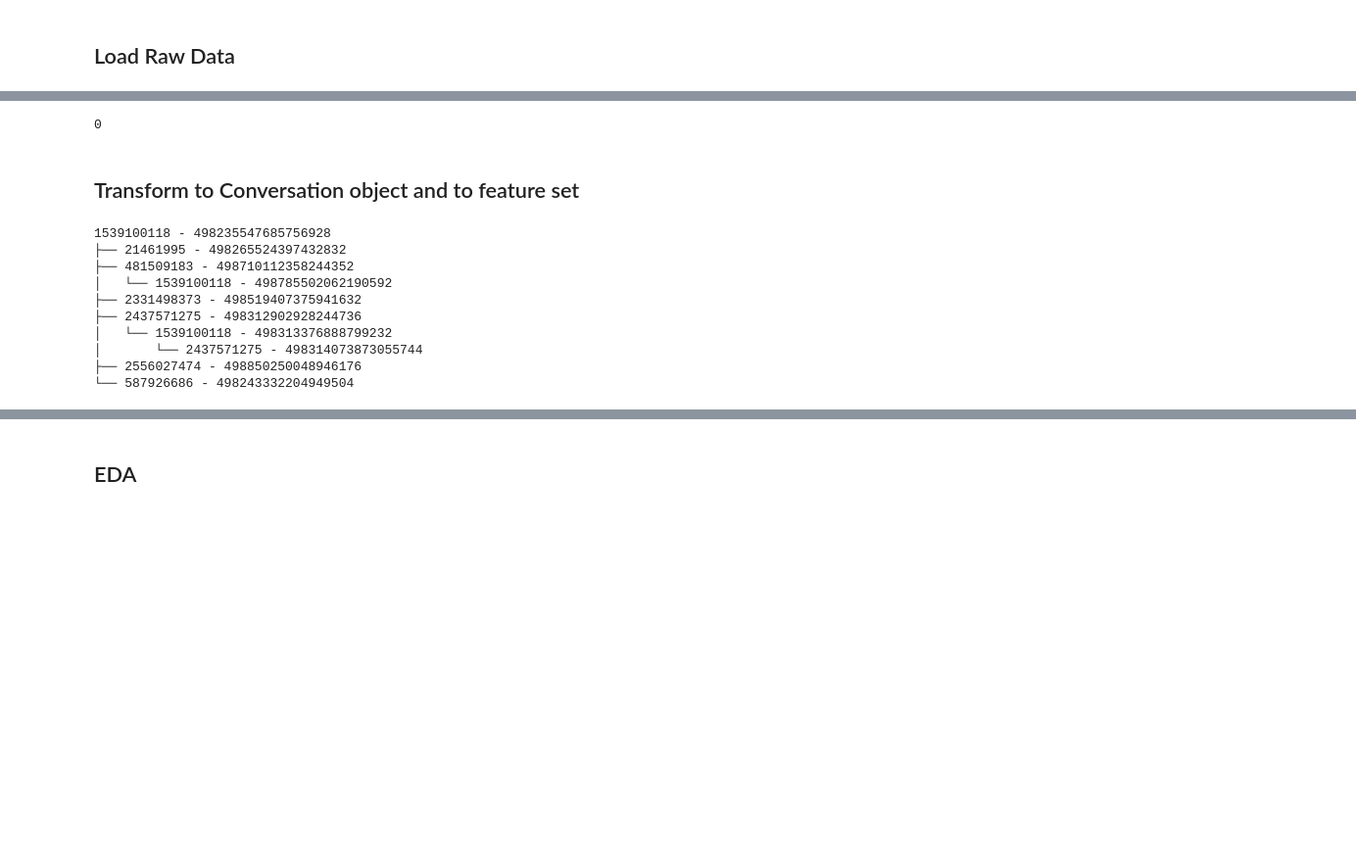
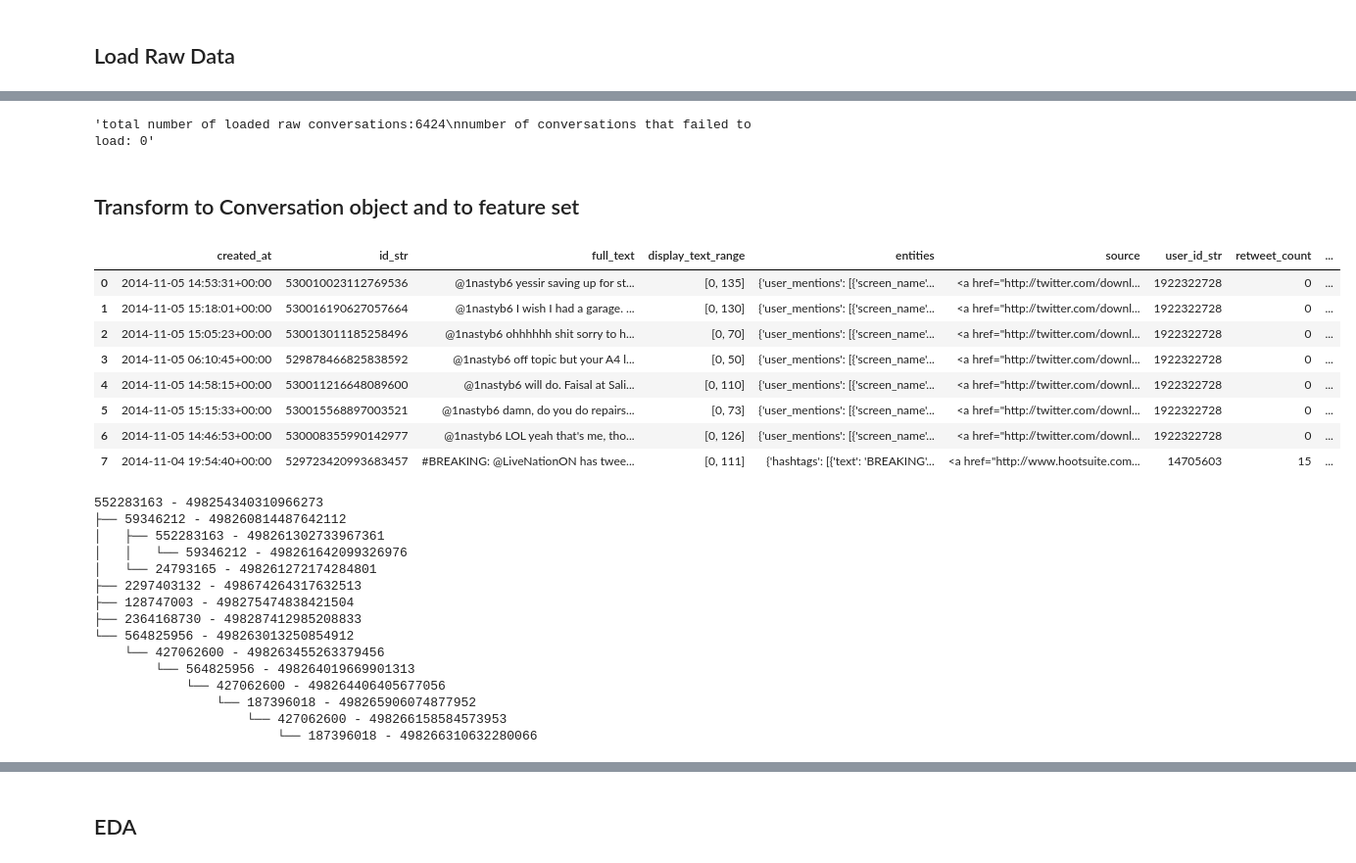
Before and after one commit to NasLabBgu/STEM, a Jupyter notebook: Examples/TwitterVCmv_analysis2.ipynb, the cells around one changed output, grey strips where cells are left out. Shown at 98% size. Cells and saved outputs as stored; diff of their text form; code cells hidden in the pictures; blank space fills up the shorter version.

Commit message:
fix broken conversation parsing

```diff
--- a/Examples/TwitterVCmv_analysis2.ipynb
+++ b/Examples/TwitterVCmv_analysis2.ipynb
@@ -79,25 +79,46 @@ for conv_id in tqdm(twitter_conversation_ids):
         errors+=1
         pass
 
-errors
+f"total number of loaded raw conversations:{len(twitter_conversations)}" \
+f"\nnumber of conversations that failed to load: {errors}"
 # %% [output]
-0
+'total number of loaded raw conversations:6424\nnumber of conversations that failed to load: 0'
 # %% [markdown]
 ## Transform to Conversation object and to feature set
 # %%
 twitter_reader = TwitterConversationReader(merge_sequential=True)
+# %%
+c = twitter_conversations[2187]
+# c["in_reply_to_status_id_str"].loc[c["in_reply_to_status_id_str"] == "nan"] = None
+c
+# %% [output]
+|  | created_at | id_str | full_text | display_text_range | entities | source | user_id_str | retweet_count | ... |
+| 0 | 2014-11-05 14:53:31+00:00 | 530010023112769536 | @1nastyb6 yessir saving up for st... | [0, 135] | {'user_mentions': [{'screen_name'... | <a href="http://twitter.com/downl... | 1922322728 | 0 | ... |
+| 1 | 2014-11-05 15:18:01+00:00 | 530016190627057664 | @1nastyb6 I wish I had a garage. ... | [0, 130] | {'user_mentions': [{'screen_name'... | <a href="http://twitter.com/downl... | 1922322728 | 0 | ... |
+| 2 | 2014-11-05 15:05:23+00:00 | 530013011185258496 | @1nastyb6 ohhhhhh shit sorry to h... | [0, 70] | {'user_mentions': [{'screen_name'... | <a href="http://twitter.com/downl... | 1922322728 | 0 | ... |
+| 3 | 2014-11-05 06:10:45+00:00 | 529878466825838592 | @1nastyb6 off topic but your A4 l... | [0, 50] | {'user_mentions': [{'screen_name'... | <a href="http://twitter.com/downl... | 1922322728 | 0 | ... |
+| 4 | 2014-11-05 14:58:15+00:00 | 530011216648089600 | @1nastyb6 will do. Faisal at Sali... | [0, 110] | {'user_mentions': [{'screen_name'... | <a href="http://twitter.com/downl... | 1922322728 | 0 | ... |
+| 5 | 2014-11-05 15:15:33+00:00 | 530015568897003521 | @1nastyb6 damn, do you do repairs... | [0, 73] | {'user_mentions': [{'screen_name'... | <a href="http://twitter.com/downl... | 1922322728 | 0 | ... |
+| 6 | 2014-11-05 14:46:53+00:00 | 530008355990142977 | @1nastyb6 LOL yeah that's me, tho... | [0, 126] | {'user_mentions': [{'screen_name'... | <a href="http://twitter.com/downl... | 1922322728 | 0 | ... |
+| 7 | 2014-11-04 19:54:40+00:00 | 529723420993683457 | #BREAKING: @LiveNationON has twee... | [0, 111] | {'hashtags': [{'text': 'BREAKING'... | <a href="http://www.hootsuite.com... | 14705603 | 15 | ... |
 # %%
-conv_df = twitter_conversations[0]
-conv = twitter_reader.parse(conv_df)
+conv_df = twitter_conversations[7]
+conv_df["in_reply_to_status_id_str"].loc[conv_df["in_reply_to_status_id_str"] == "nan"] = None
+conv = twitter_reader.parse(c, root_id=twitter_conversation_ids[7])
 conv
 # %% [output]
-1539100118 - 498235547685756928
-├── 21461995 - 498265524397432832
-├── 481509183 - 498710112358244352
-│   └── 1539100118 - 498785502062190592
-├── 2331498373 - 498519407375941632
-├── 2437571275 - 498312902928244736
-│   └── 1539100118 - 498313376888799232
-│       └── 2437571275 - 498314073873055744
-├── 2556027474 - 498850250048946176
-└── 587926686 - 498243332204949504
+552283163 - 498254340310966273
+├── 59346212 - 498260814487642112
+│   ├── 552283163 - 498261302733967361
+│   │   └── 59346212 - 498261642099326976
+│   └── 24793165 - 498261272174284801
+├── 2297403132 - 498674264317632513
+├── 128747003 - 498275474838421504
+├── 2364168730 - 498287412985208833
+└── 564825956 - 498263013250854912
+    └── 427062600 - 498263455263379456
+        └── 564825956 - 498264019669901313
+            └── 427062600 - 498264406405677056
+                └── 187396018 - 498265906074877952
+                    └── 427062600 - 498266158584573953
+                        └── 187396018 - 498266310632280066
```
Also changed, not shown: parts of 36 cells of this notebook, 1 other file.
